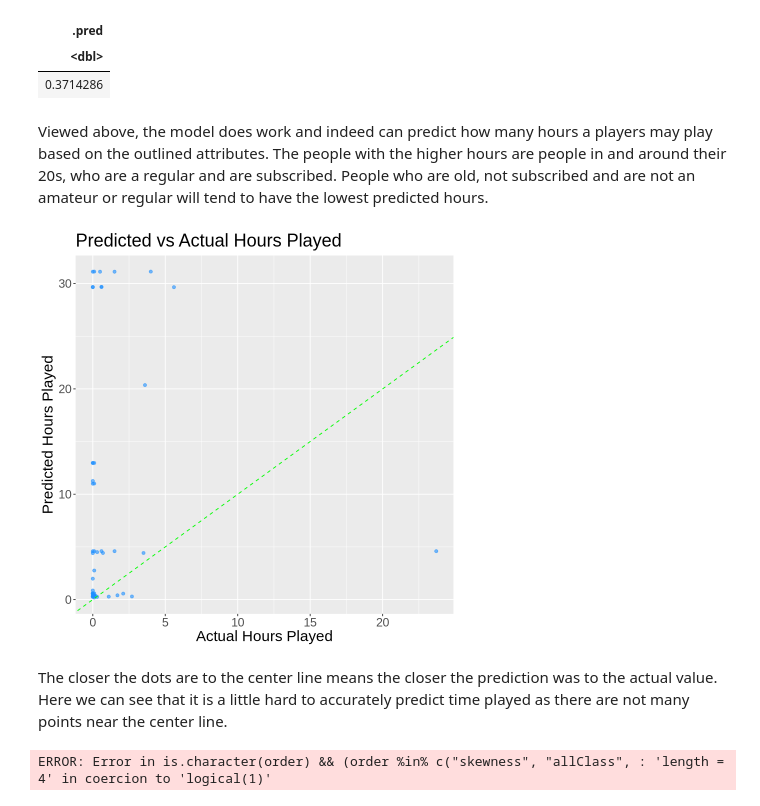
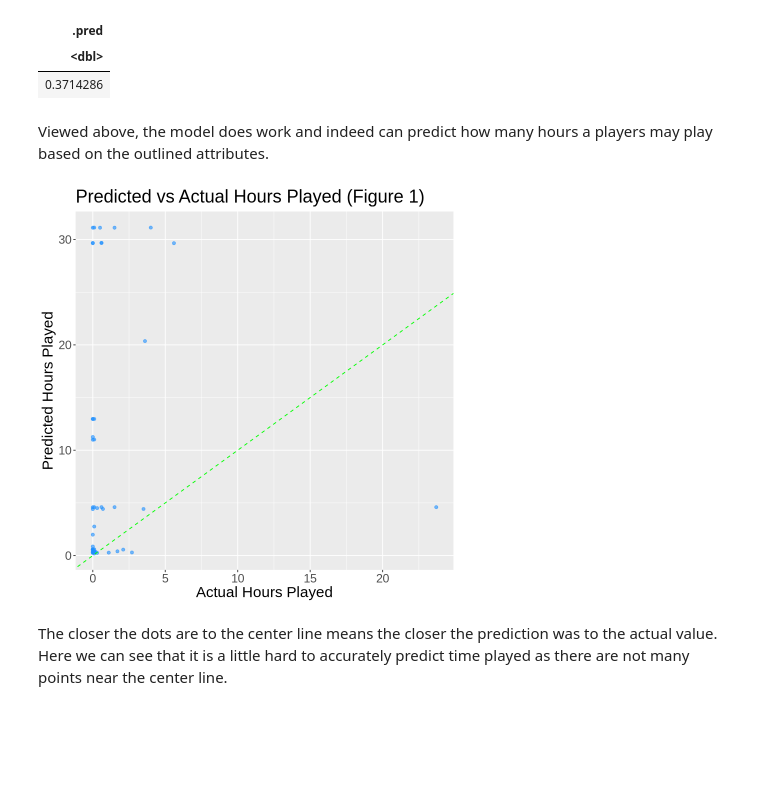
Before and after one commit to FinBradshaw/Group_Project, a Jupyter notebook: GroupIntro.ipynb, the cells around one changed output. Saved outputs shown, nothing was run; the diff lists cells and outputs as text; code cells hidden in the pictures; blank space fills up the shorter version.

Commit message:
Plot
Add plot

```diff
--- a/GroupIntro.ipynb
+++ b/GroupIntro.ipynb
@@ -198,28 +198,20 @@ A tibble: 1 × 1
 | <dbl> |
 | 0.3714286 |
 # %% [markdown]
-Viewed above, the model does work and indeed can predict how many hours a players may play based on the outlined attributes. The people with the higher hours are people in and around their 20s, who are a regular and are subscribed. People who are old, not subscribed and are not an amateur or regular will tend to have the lowest predicted hours.
+Viewed above, the model does work and indeed can predict how many hours a players may play based on the outlined attributes.
 # %%
 players_predicted <- players_fit |>
           predict(players_test) |>
           bind_cols(players_test)
 
 predicted_vs_actual <- players_predicted |>
 ggplot(aes(x = played_hours, y = .pred,)) +
         geom_point(alpha = 0.6, color = "dodgerblue") +
   geom_abline(slope = 1, intercept = 0, color = "green", linetype = "dashed") +
-  labs(title = "Predicted vs Actual Hours Played", x = "Actual Hours Played", y = "Predicted Hours Played")+
+  labs(title = "Predicted vs Actual Hours Played (Figure 1)", x = "Actual Hours Played", y = "Predicted Hours Played")+
 theme(text = element_text(size = 18))
 predicted_vs_actual
 # %% [output]
-[figure, old version]
+[figure, new version]
 # %% [markdown]
 The closer the dots are to the center line means the closer the prediction was to the actual value. Here we can see that it is a little hard to accurately predict time played as there are not many points near the center line.
-# %%
-GGally::ggparcoord(players,
-                   columns = c("played_hours", "experience", "subscribe", "age"),
-                   scale = "std",
-                   groupColumn = "experience") +
-  labs(title = "Parallel Coordinates Plot of All Variables")
-# %% [output]
-ERROR: Error in is.character(order) && (order %in% c("skewness", "allClass", : 'length = 4' in coercion to 'logical(1)'
```
